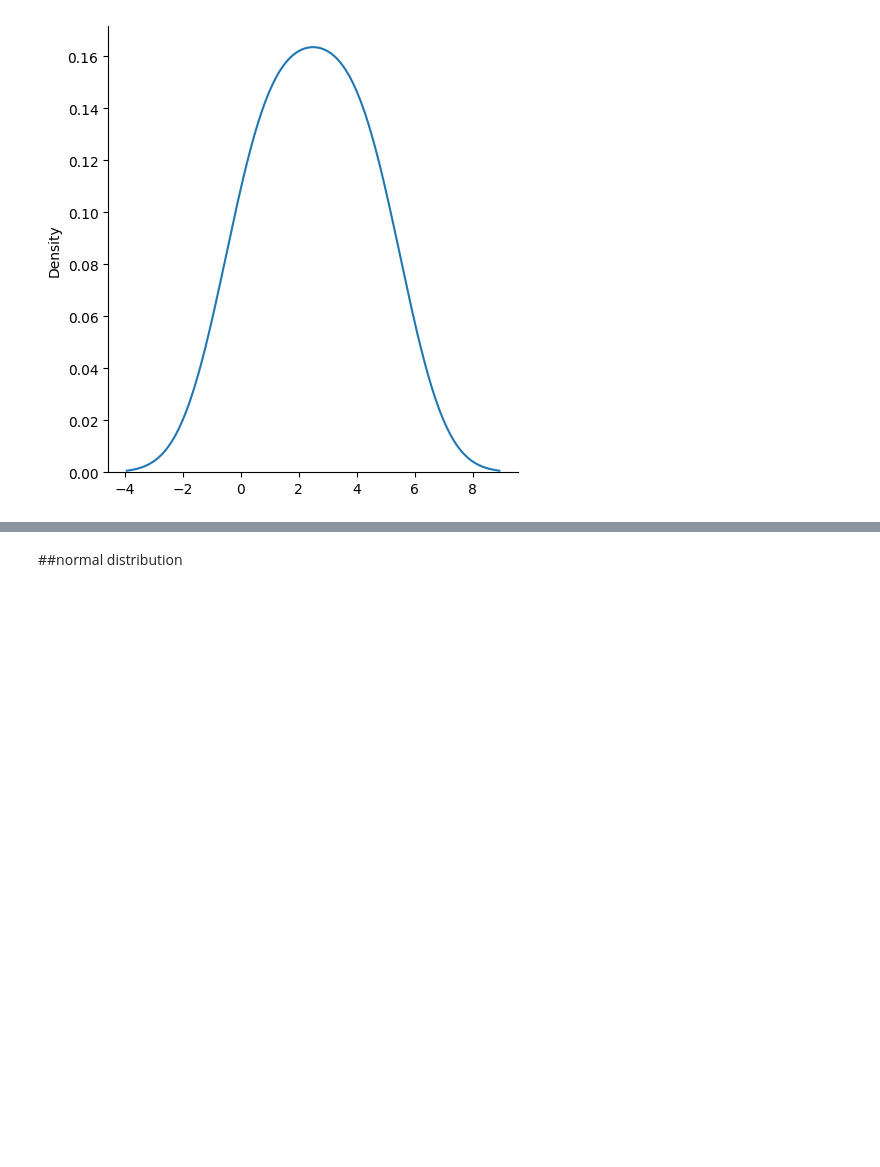
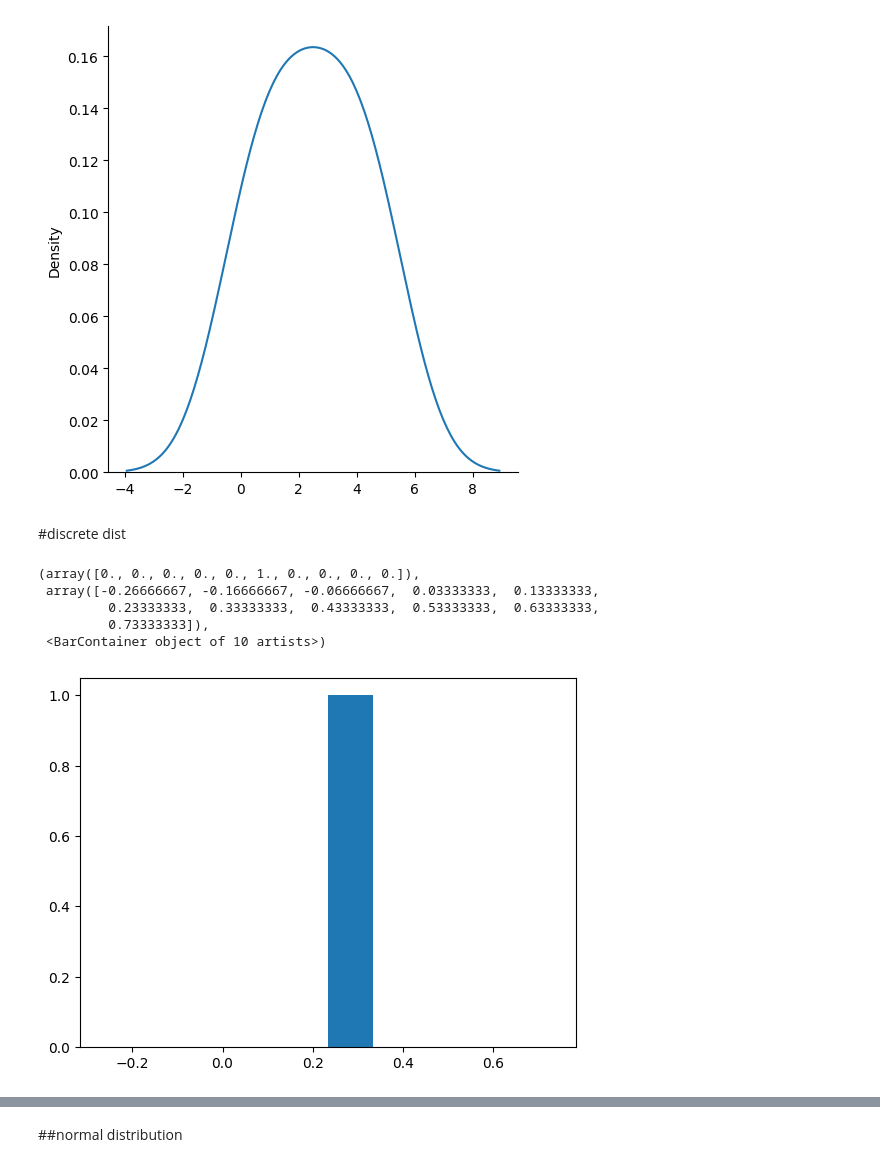
Before and after one commit to shreyasstha/data, a Jupyter notebook: numpy.ipynb, the cells around one changed output, grey strips where cells are left out. Saved outputs shown, nothing was run; the diff lists cells and outputs as text; code cells hidden in the pictures; blank space fills up the shorter version.

Commit message:
discrete

```diff
--- a/numpy.ipynb
+++ b/numpy.ipynb
@@ -324,3 +324,5 @@ sns.displot([0,1,2,3,4,5], kind="kde")
 plt.show()
 # %% [output]
 [figure]
+# %% [markdown]
+#discrete dist
@@ -326,0 +332,12 @@ plt.show()
+# %%
+from scipy.stats import uniform
+df = uniform.cdf(7,0,30)   #less than 7
+
+plt.hist(df)
+# %% [output]
+(array([0., 0., 0., 0., 0., 1., 0., 0., 0., 0.]),
+ array([-0.26666667, -0.16666667, -0.06666667,  0.03333333,  0.13333333,
+         0.23333333,  0.33333333,  0.43333333,  0.53333333,  0.63333333,
+         0.73333333]),
+ <BarContainer object of 10 artists>)
+[figure, added]
```
Also changed, not shown: parts of 2 cells of this notebook.
